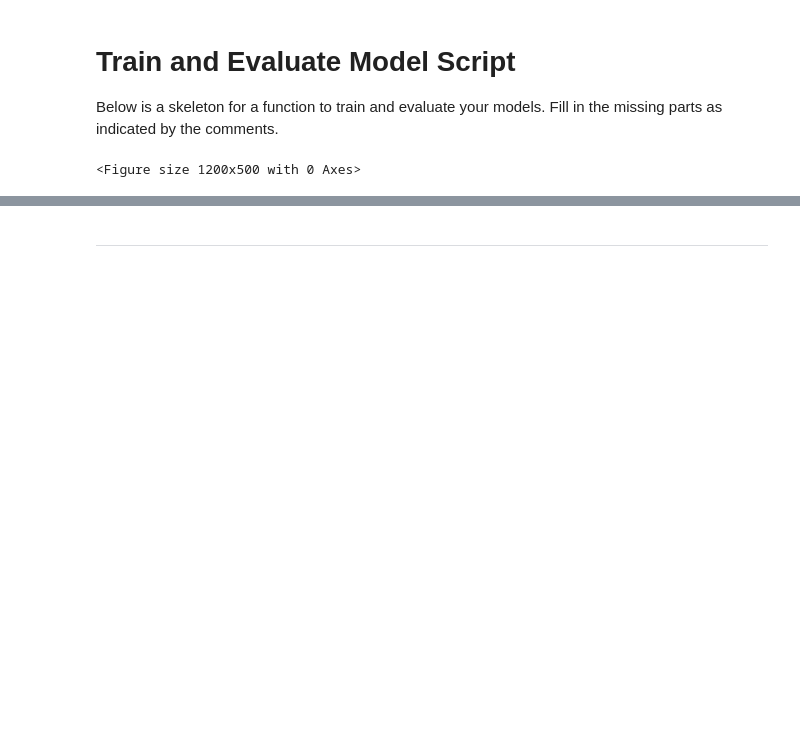
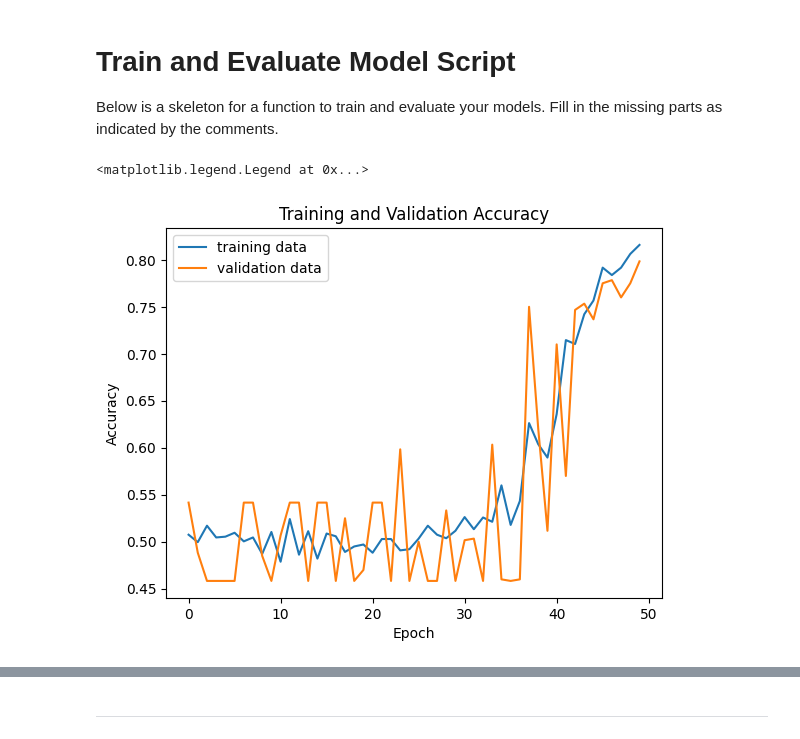
Before and after one commit to Kevy69/deep-machine-learning, a Jupyter notebook: 22 November - 24 November/Code/Network_architecture_exploration_students.ipynb, the cells around one changed output, grey strips where cells are left out. Cells and saved outputs as stored; diff of their text form; code cells hidden in the pictures; blank space fills up the shorter version.

```diff
--- a/22 November - 24 November/Code/Network_architecture_exploration_students.ipynb
+++ b/22 November - 24 November/Code/Network_architecture_exploration_students.ipynb
@@ -50,30 +53,63 @@ def build_model(num_layers=1, num_neurons=10, activation_function='sigmoid'):
 # %% [markdown]
 # Train and Evaluate Model Script
 Below is a skeleton for a function to train and evaluate your models. Fill in the missing parts as indicated by the comments.
+# %%
+model = build_model(num_layers=2, num_neurons=50)
+
+# Train the model
+history = model.fit(X_train, y_train, epochs=50, verbose=0, validation_split=0.2)
+# %%
+plt.title('Training and Validation Accuracy')
+plt.ylabel('Accuracy')
+plt.xlabel('Epoch')
+plt.plot(history.history['accuracy'], label='training data')
+plt.plot(history.history['val_accuracy'], label='validation data')
+plt.legend()
+# %% [output]
+<matplotlib.legend.Legend at 0x...>
+[figure, added]
 # %%
-def train_and_evaluate_model(model, epochs=50, plot=True):
+def train_and_evaluate_model(model, epochs=50, early_stopping_patience=5, plot=True):
+
+    # Create an EarlyStopping callback instance
+    early_stopping = EarlyStopping(monitor='val_loss', patience=early_stopping_patience, restore_best_weights=True)
+
     # Train the model
-    history = model.fit(X_train, y_train, epochs=epochs, verbose=0, validation_split=0.2)
+    history = model.fit(X_train, y_train, epochs=epochs, verbose=0, validation_split=0.2, callbacks=[early_stopping])
 
     # Evaluate the model on the test set
     # TASK: Fill in the evaluation code here
+    test_loss, test_accuracy = model.evaluate(X_test, y_test, verbose=0)
 
     # Plotting (if enabled)
     if plot:
-        plt.figure(figsize=(12, 5))
+        # Plotting training history
+        plt.figure(figsize=(18, 5))
 
         # Plot training and validation accuracy
         # TASK: Add code to plot training history
+        plt.subplot(1, 3, 1)
+        plt.title('Training and Validation Accuracy')
+        plt.ylabel('Accuracy')
+        plt.xlabel('Epoch')
+        plt.plot(history.history['accuracy'], label='training data')
+        plt.plot(history.history['val_accuracy'], label='validation data')
+        plt.legend()
+
+        predicted = model.predict(X_test, verbose=0) > 0.5
 
         # Plot model predictions vs. ground truth on the test set
         # TASK: Add code to plot model predictions and ground truth
 
+        plt.subplot(1, 3, 2)
+        plt.title('Predicted')
+        plt.scatter(X_test[:, 0], X_test[:, 1], c=predicted, cmap=plt.cm.coolwarm)
+
+        plt.subplot(1, 3, 3)
+        plt.title('Ground truth')
+        plt.scatter(X_test[:, 0], X_test[:, 1], c=y_test, cmap=plt.cm.coolwarm)
+
         plt.show()
 
     # TASK: Print or return any other metrics or plots you think are necessary
-
-# Example of using the function with a specific architecture
-model = build_model(num_layers=2, num_neurons=10)
-train_and_evaluate_model(model, epochs=50)
+    print(f"Loss: {test_loss},\naccuracy: {test_accuracy}")
-# %% [output]
-<Figure size 1200x500 with 0 Axes>
```
Also changed, not shown: parts of 19 cells of this notebook, 3 other files.
